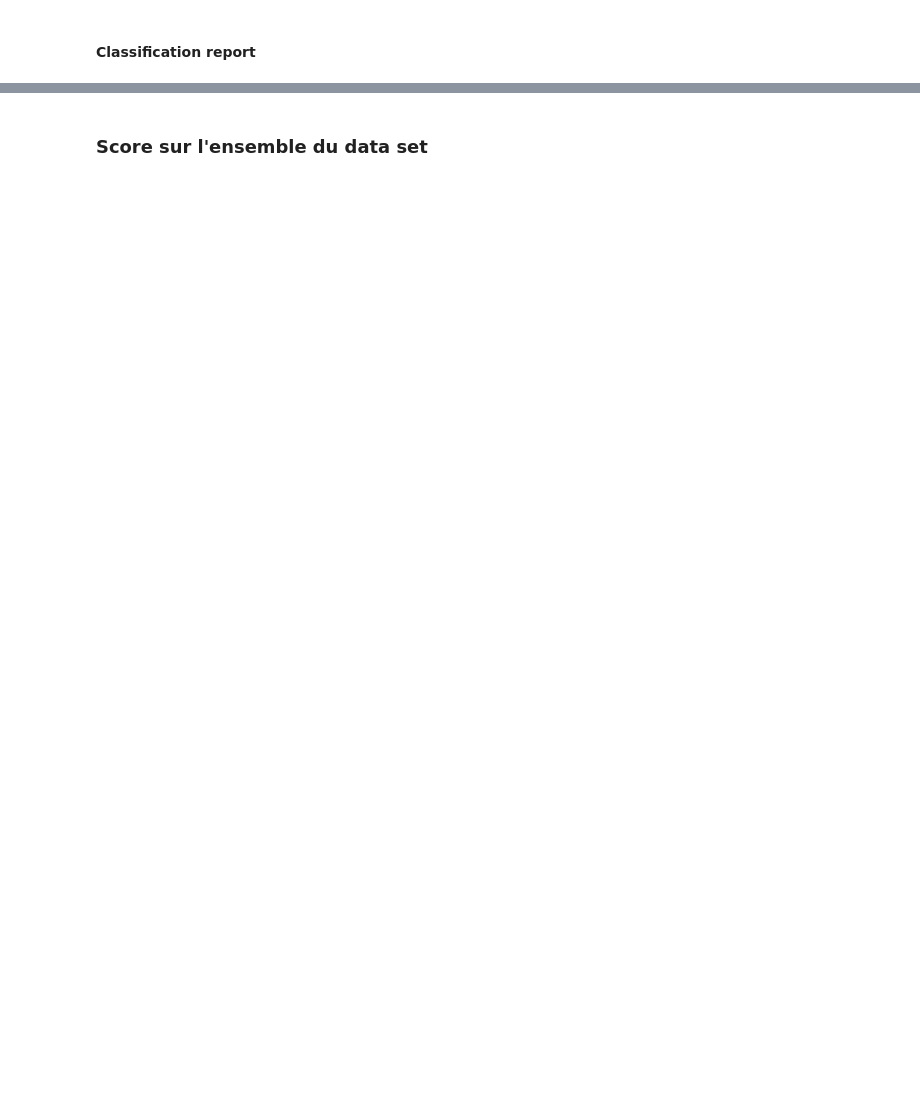
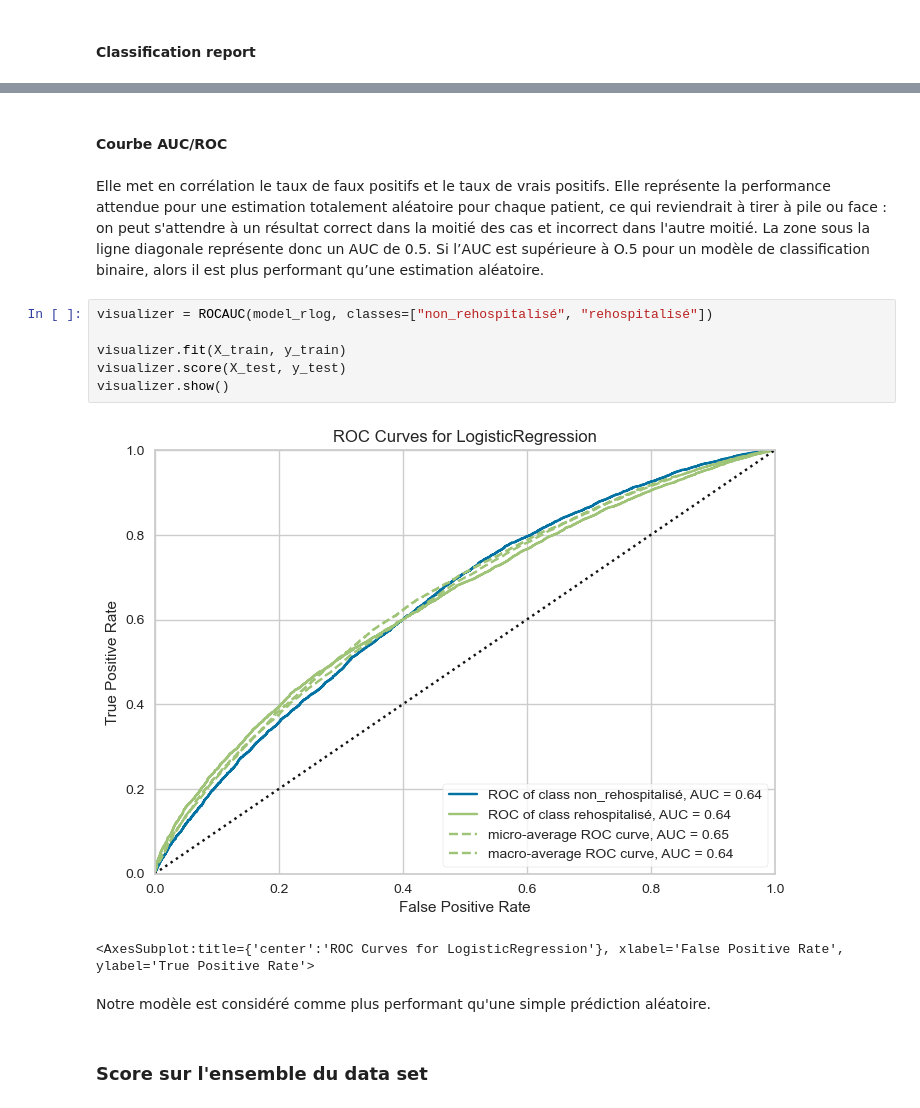
Before and after one commit to Gwendelina/130US_diabete, a Jupyter notebook: 130US_diabete.ipynb, the cells around one changed output, grey strips where cells are left out. Drawn from its saved outputs; the diff is of its cells as text; blank space fills up the shorter version.

```diff
--- a/130US_diabete.ipynb
+++ b/130US_diabete.ipynb
@@ -741,3 +730,19 @@ L'accuracy  mériterait toutefois d'être améliorée, notamment grâce à l'opt
+# %% [markdown]
+#### Courbe AUC/ROC
+# %% [markdown]
+Elle met en corrélation le taux de faux positifs et le taux de vrais positifs.
+Elle représente la performance attendue pour une estimation totalement aléatoire pour chaque patient, ce qui reviendrait à tirer à pile ou face : on peut s'attendre à un résultat correct dans la moitié des cas et incorrect dans l'autre moitié. La zone sous la ligne diagonale représente donc un AUC de 0.5. Si l’AUC est supérieure à O.5 pour un modèle de classification binaire, alors il est plus performant qu’une estimation aléatoire.
+# %%
+visualizer = ROCAUC(model_rlog, classes=["non_rehospitalisé", "rehospitalisé"])
+
+visualizer.fit(X_train, y_train)
+visualizer.score(X_test, y_test)
+visualizer.show()
+# %% [output]
+[figure, added]
+<AxesSubplot:title={'center':'ROC Curves for LogisticRegression'}, xlabel='False Positive Rate', ylabel='True Positive Rate'>
+# %% [markdown]
+Notre modèle est considéré comme plus performant qu'une simple prédiction aléatoire.
 # %% [markdown]
 ### Score sur l'ensemble du data set
 # %%
```
Also changed, not shown: parts of 96 cells of this notebook, 1 other file.
